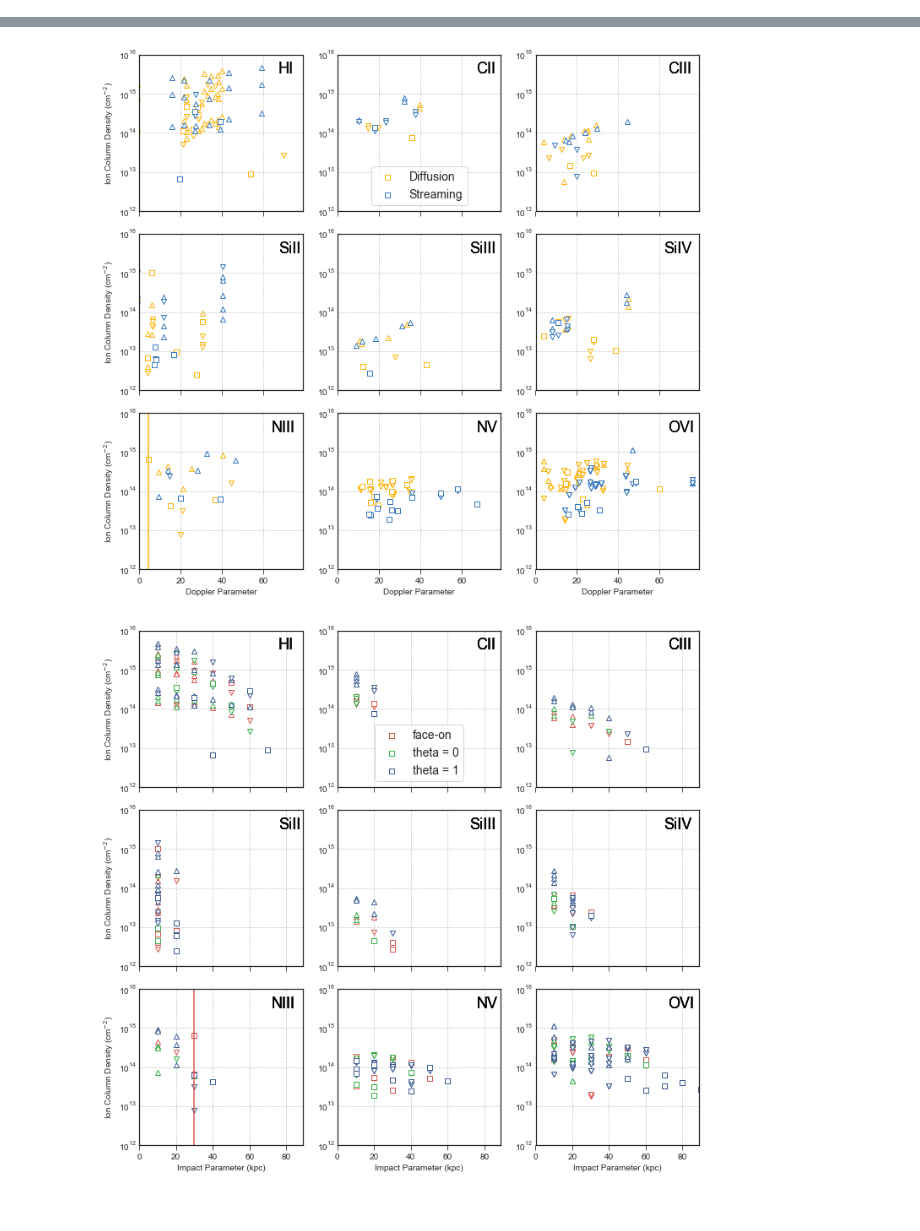
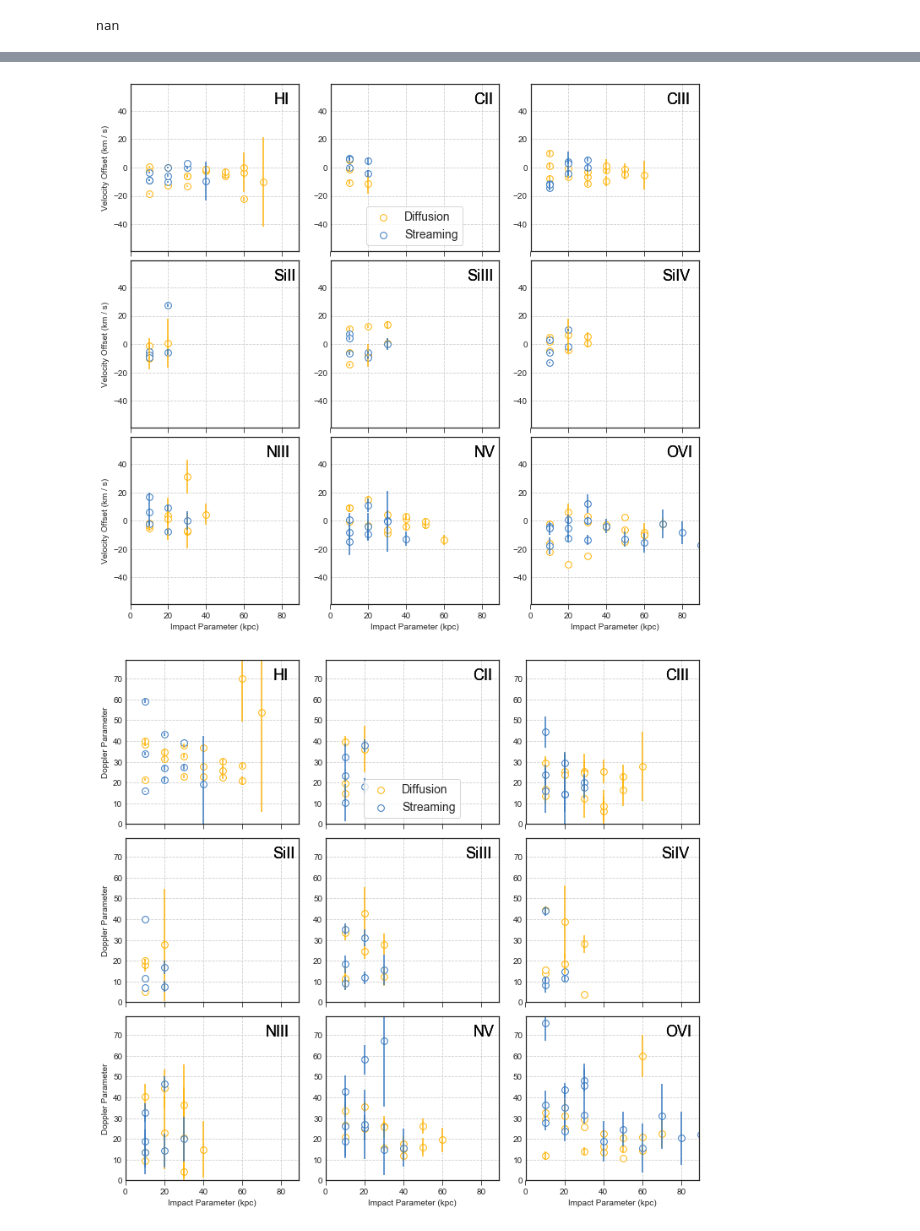
Before and after one commit to ibutsky/synthetic_spectra, a Jupyter notebook: scripts/plotting/plots.ipynb, the cells around one changed output, grey strips where cells are left out. Cells and saved outputs as stored; diff of their text form; code cells hidden in the pictures.

```diff
--- a/scripts/plotting/plots.ipynb
+++ b/scripts/plotting/plots.ipynb
@@ -31,17 +57,20 @@ ax.legend(loc = 'lower right', frameon = True)
+# %%
+np.mean([])
+# %% [output]
+nan
 # %%
 ion_list = ['H I', 'C II', 'C III', 'Si II', 'Si III', 'Si IV', 'N III', 'N V', 'O VI']
+#ion_list = ['H I', 'O VI', 'N V']
 
 xfields = ['impact', 'impact', 'impact', 'bval']
 yfields = ['col', 'vel', 'bval', 'col']
 
-xfields = ['impact', 'bval']
-yfields = ['col', 'col']
 
 for compare in ['model', 'orientation']:
     for xfield, yfield in zip(xfields, yfields):
         fig, ax = plt.subplots(nrows = 3, ncols = 3, figsize=(3.4*3, 3.1*3), sharex = True, sharey = False)
         figg, aax = pt.plot_multipanel_scatter(ion_list, xfield = xfield, yfield = yfield, nrows = 3, compare = compare, \
-                                           fig = fig, ax = ax)
+                                           fig = fig, ax = ax, marker_size = 60, set_ylim = True)
 
         ax[0][1].legend(loc = 'lower center', fontsize = 14, frameon = True)
         plt.savefig('../../plots/%s_%s_%s.png'%(xfield, yfield, compare), dpi = 300)
@@ -50,2 +79,2 @@ for compare in ['model', 'orientation']:
-[figure, old version]
+[figure, new version]
-[figure, old version]
+[figure, new version]
```
Also changed, not shown: parts of 16 cells of this notebook, 4 other files.
